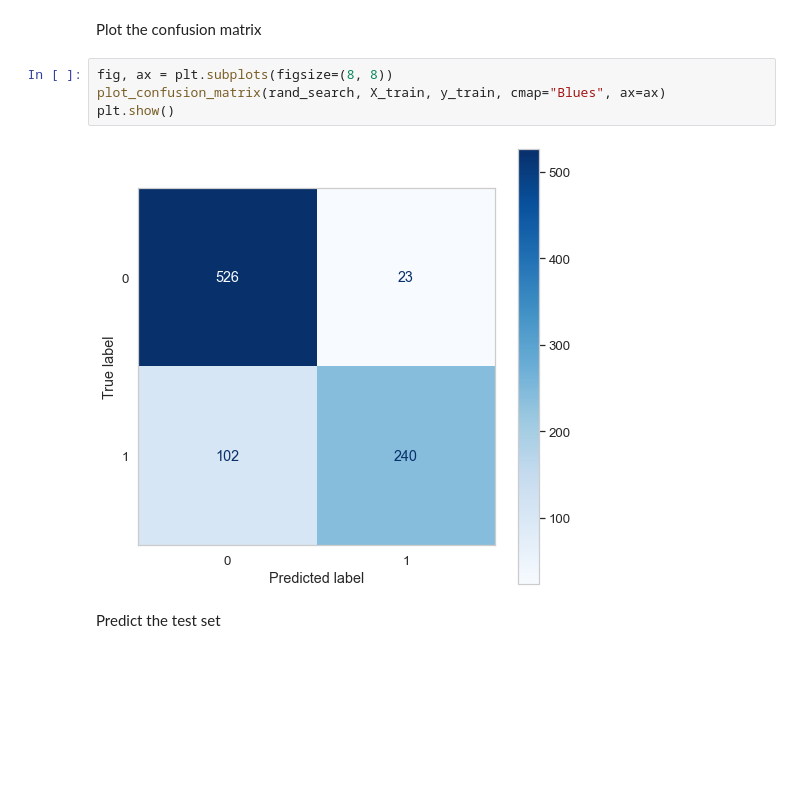
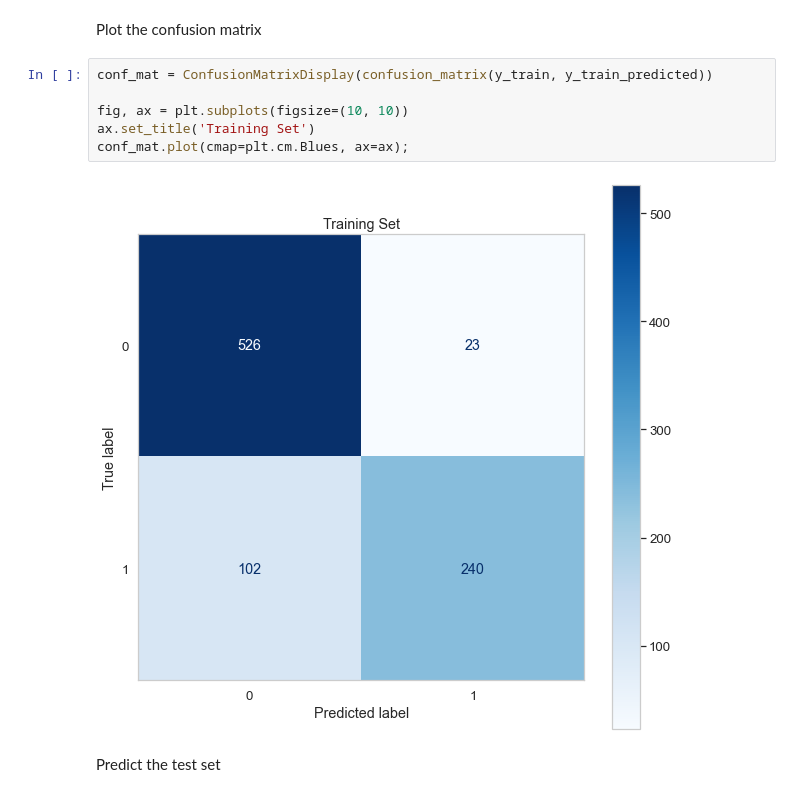
Before and after one commit to trizkynoviandy/titanic-survival-prediction, a Jupyter notebook: titanic_survival.ipynb, the cells around one changed output. Drawn from its saved outputs; the diff is of its cells as text; blank space fills up the shorter version.

```diff
--- a/titanic_survival.ipynb
+++ b/titanic_survival.ipynb
@@ -330,12 +330,14 @@ print(clf_report)
 weighted avg       0.87      0.86      0.86       891
 # %% [markdown]
 Plot the confusion matrix
-# %%
-fig, ax = plt.subplots(figsize=(8, 8))
-plot_confusion_matrix(rand_search, X_train, y_train, cmap="Blues", ax=ax)
-plt.show()
-# %% [output]
-[figure, removed]
+# %%
+conf_mat = ConfusionMatrixDisplay(confusion_matrix(y_train, y_train_predicted))
+
+fig, ax = plt.subplots(figsize=(10, 10))
+ax.set_title('Training Set')
+conf_mat.plot(cmap=plt.cm.Blues, ax=ax);
+# %% [output]
+[figure, added]
 # %% [markdown]
 Predict the test set
 # %%
```
Also changed, not shown: parts of 2 cells of this notebook.
